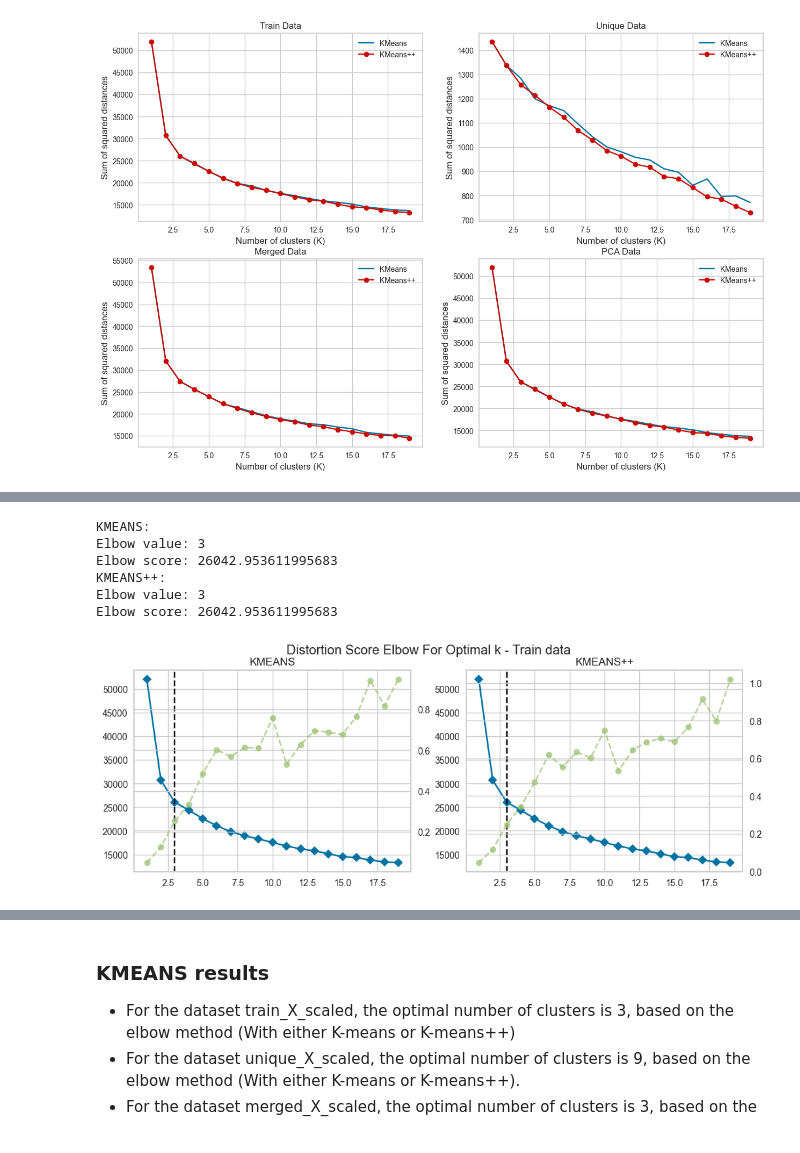
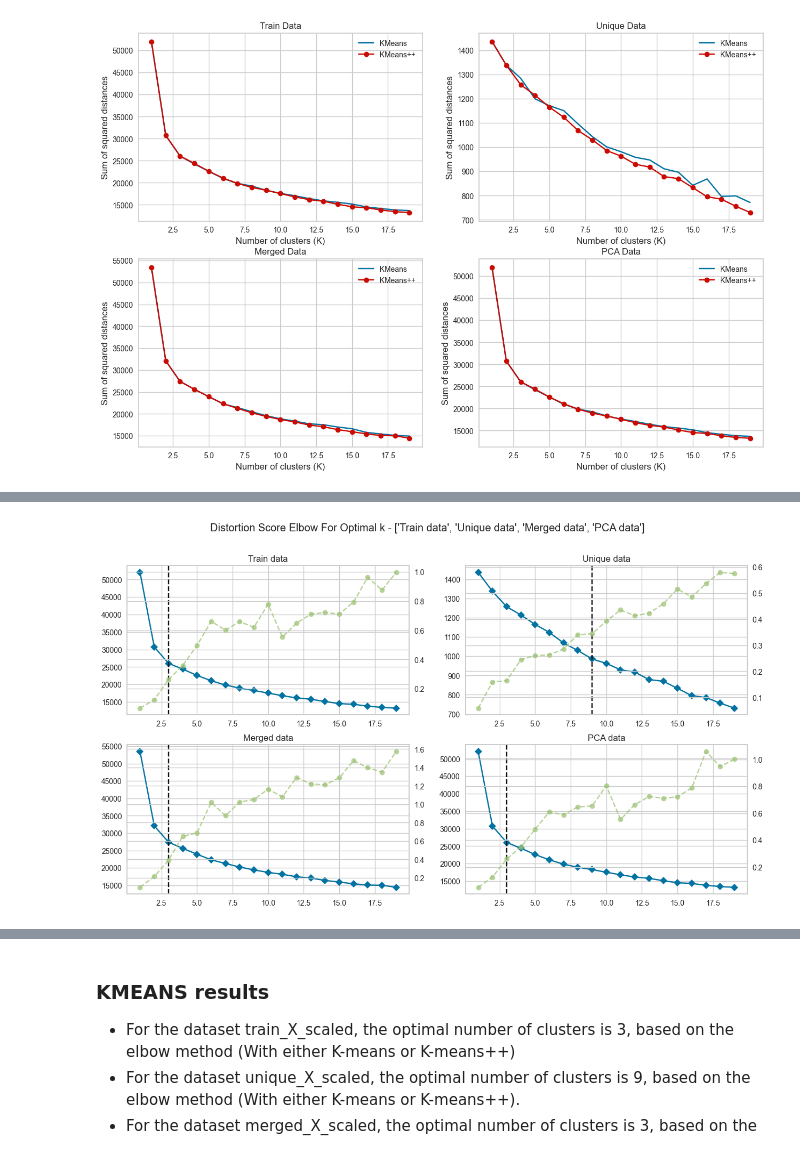
Before and after one commit to AntunesCSR/DM_Group_Project, a Jupyter notebook: HA3/HA3_group_19.ipynb, the cells around one changed output, grey strips where cells are left out. Saved outputs shown, nothing was run; the diff lists cells and outputs as text; code cells hidden in the pictures.

```diff
--- a/HA3/HA3_group_19.ipynb
+++ b/HA3/HA3_group_19.ipynb
@@ -61,29 +61,35 @@ def elbow_method(dataset: np.ndarray, K: List[int], title) -> None:
     plt.legend(loc='best')
     #plt.show()
 # %%
-def plot_elbow_scores(dataset: np.ndarray, k: List[int], title) -> None:
+import pandas as pd
+
+def plot_elbow_scores2(datasets, k, title) -> pd.DataFrame:
     """Function that plots the silhouette scores for KMeans and KMeans++ for a given dataset and a list of Ks"""
-    fig, (ax1, ax2) = plt.subplots(1, 2, figsize=(12, 4))
+    fig, axes = plt.subplots(2, 2, figsize=(15, 8))
     fig.suptitle(f'Distortion Score Elbow For Optimal k - {title}')
-    ax1.set_title('KMEANS')
-    ax2.set_title('KMEANS++')
 
-    km = KMeans(n_clusters=k, n_init=10, max_iter=300, random_state=0)
-    visualizer_KMEANS = KElbowVisualizer(km, k=(1,20), ax=ax1)
-    visualizer_KMEANS.fit(dataset)
+    data = []
 
-    km_PP = KMeans(n_clusters=k, init='k-means++', n_init=10, max_iter=300, random_state=0)
-    visualizer_KMEANSPP = KElbowVisualizer(km_PP, k=(1,20), ax=ax2)
-    visualizer_KMEANSPP.fit(dataset)
+    for i, ax_row in enumerate(axes):
+        for j, ax in enumerate(ax_row):
+            dataset_index = i * 2 + j
+            ax.set_title(title[dataset_index])
 
-    print("KMEANS:")
-    print("Elbow value:", visualizer_KMEANS.elbow_value_)
-    print("Elbow score:", visualizer_KMEANS.elbow_score_)
+            km_PP = KMeans(n_clusters=k, init='k-means++', n_init=10, max_iter=300, random_state=0)
+            visualizer_KMEANSPP = KElbowVisualizer(km_PP, k=(1,20), ax=ax)
+            visualizer_KMEANSPP.fit(datasets[dataset_index])
 
-    print("KMEANS++:")
-    print("Elbow value:", visualizer_KMEANSPP.elbow_value_)
-    print("Elbow score:", visualizer_KMEANSPP.elbow_score_)
+            elbow_value = visualizer_KMEANSPP.elbow_value_
+            elbow_score = visualizer_KMEANSPP.elbow_score_
 
-    #return (visualizer_KMEANS.elbow_value_, visualizer_KMEANS.elbow_score_, visualizer_KMEANSPP.elbow_value_, visualizer_KMEANSPP.elbow_score_)
+            data.append({
+                'Dataset': title[dataset_index],
+                'Elbow Value': elbow_value,
+                'Elbow Score': elbow_score
+            })
+
+    df = pd.DataFrame(data)
+
+    return df
 # %%
 def run_clustering_algorithms(datasets, dataset_labels, k=3):
@@ -404,10 +401,4 @@ https://towardsdatascience.com/elbow-method-is-not-sufficient-to-find-best-k-in-
 # %%
-plot_elbow_scores(train_X_scaled, range(1, 20), "Train data")
+elbow_result = plot_elbow_scores2([train_X_scaled, unique_m_X_scaled, merged_X_scaled, train_X_pca], range(1, 20) , ["Train data", "Unique data", "Merged data", "PCA data"])
 # %% [output]
-KMEANS:
-Elbow value: 3
-Elbow score: 26042.953611995683
-KMEANS++:
-Elbow value: 3
-Elbow score: 26042.953611995683
-[figure, old version]
+[figure, new version]
```
Also changed, not shown: parts of 15 cells of this notebook.
